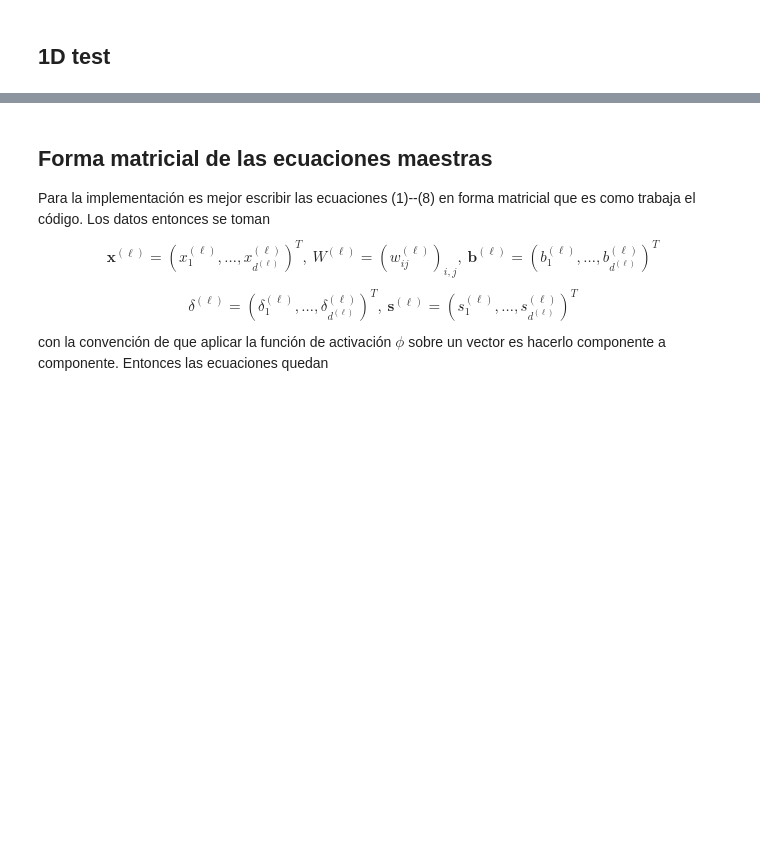
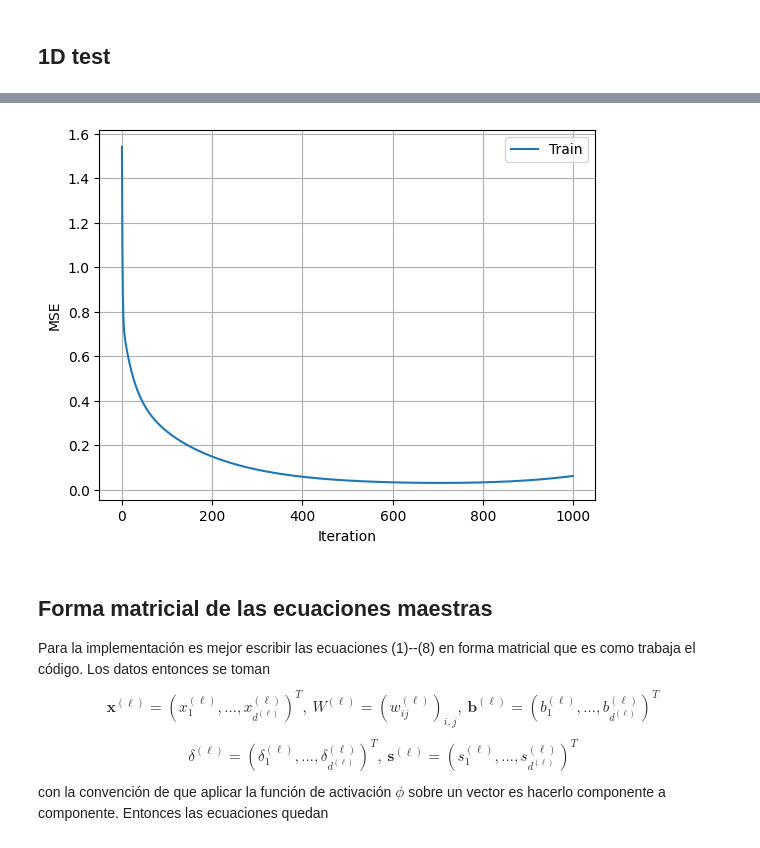
Before and after one commit to aaronbernal28/Neural_network_architectures, a Jupyter notebook: Notebooks/first_implementation.ipynb, the cells around one changed output, grey strips where cells are left out. Saved outputs shown, nothing was run; the diff lists cells and outputs as text; code cells hidden in the pictures; blank space fills up the shorter version.

```diff
--- a/Notebooks/first_implementation.ipynb
+++ b/Notebooks/first_implementation.ipynb
@@ -348,3 +469,12 @@ MSE with the train data: 0.00409880207538034
+# %%
+plt.plot(range(len(error)), error, label='Train')
+plt.xlabel("Iteration")
+plt.ylabel("MSE")
+plt.grid(True)
+plt.legend()
+plt.show()
+# %% [output]
+[figure, added]
 # %% [markdown]
 ## Forma matricial de las ecuaciones maestras
 
```
Also changed, not shown: parts of 7 cells of this notebook.
